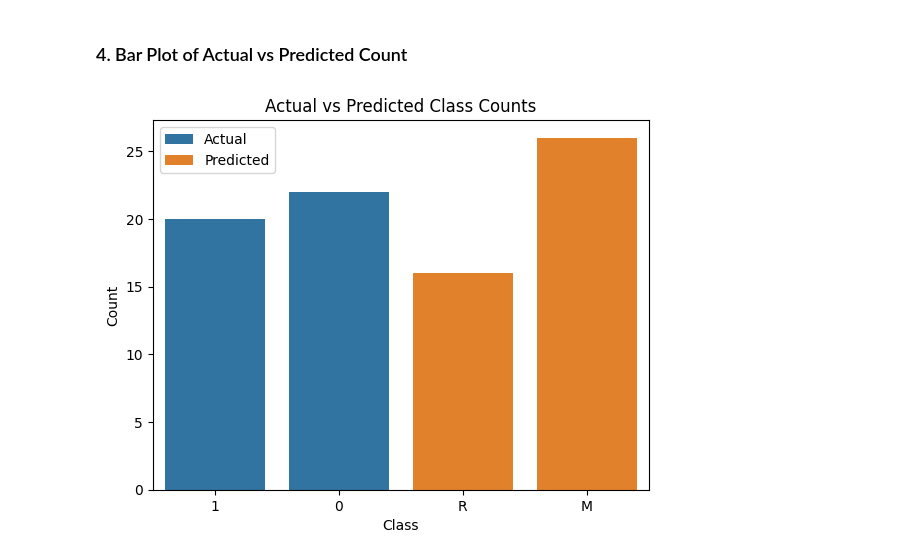
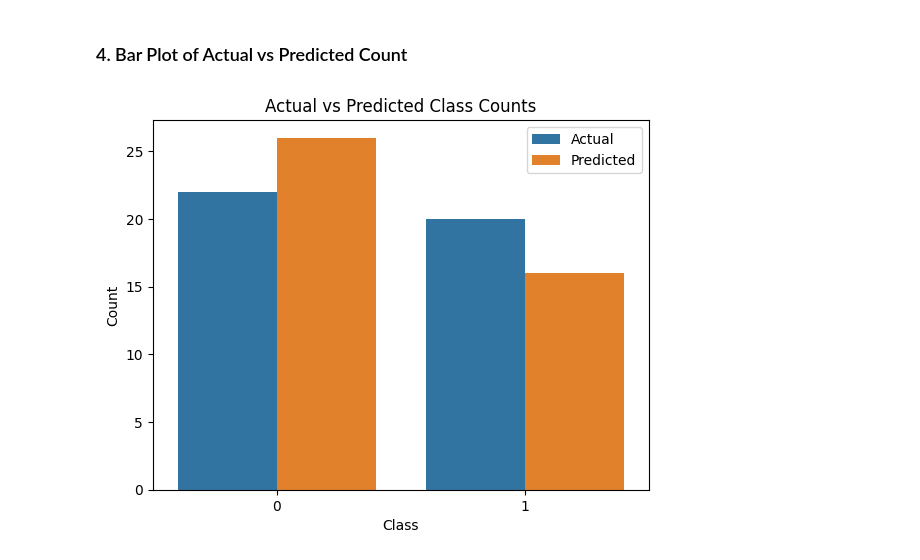
Before and after one commit to bainash10/Logistic-Regression-Sonar-Rock-vs-Mine-Prediction, a Jupyter notebook: main.ipynb, the cells around one changed output. Saved outputs shown, nothing was run; the diff lists cells and outputs as text; code cells hidden in the pictures.

```diff
--- a/main.ipynb
+++ b/main.ipynb
@@ -482,13 +482,13 @@ plt.show()
 # %%
 import pandas as pd
 import seaborn as sns
 
-compare_df = pd.DataFrame({'Actual': y_test, 'Predicted': y_pred})
+compare_df = pd.DataFrame({'Actual': y_test, 'Predicted': y_test_pred})
 sns.countplot(data=compare_df.melt(), x='value', hue='variable')
 plt.title("Actual vs Predicted Class Counts")
 plt.xlabel("Class")
 plt.ylabel("Count")
 plt.legend(title="")
 plt.show()
 # %% [output]
-[figure, old version]
+[figure, new version]
```
Also changed, not shown: parts of 1 cell of this notebook.
